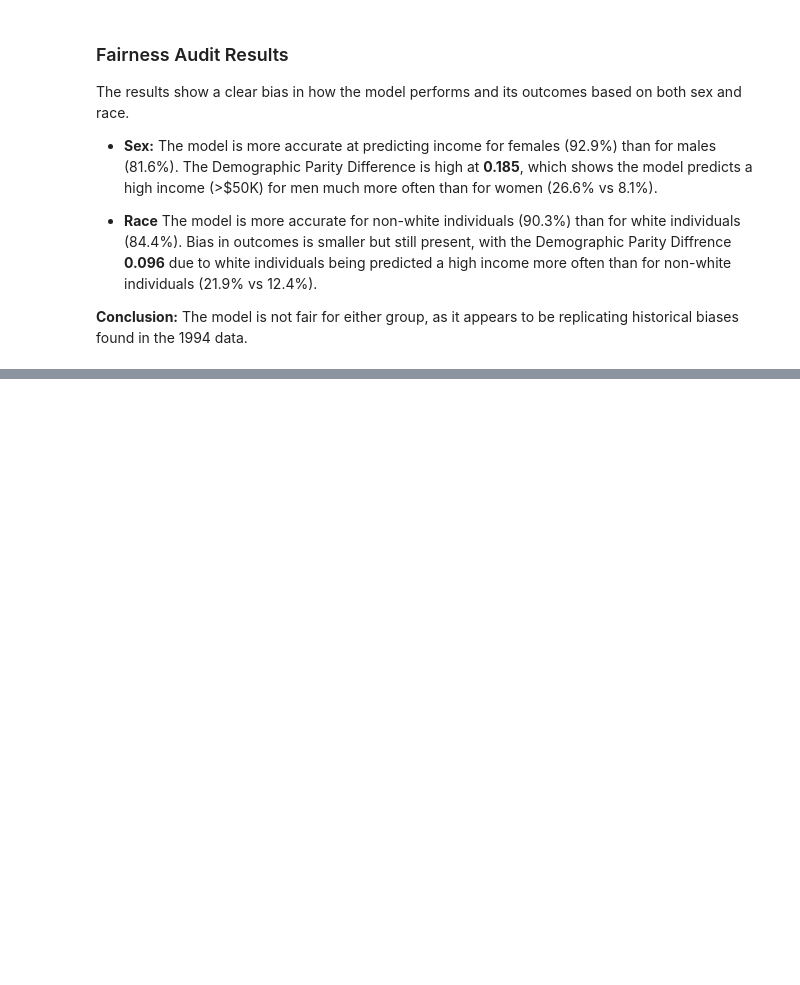
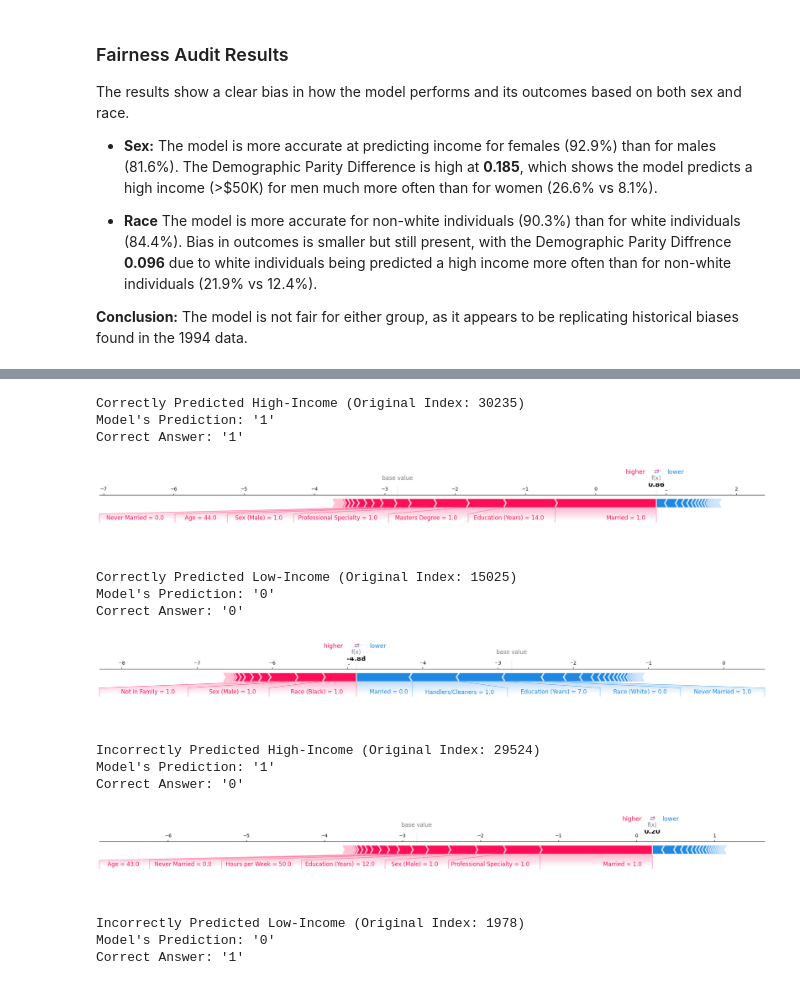
Before and after one commit to jen2626/ethical-ai-audit-tool, a Jupyter notebook: analysis_notebook.ipynb, the cells around one changed output, grey strips where cells are left out. Drawn from its saved outputs; the diff is of its cells as text; code cells hidden in the pictures; blank space fills up the shorter version.

```diff
--- a/analysis_notebook.ipynb
+++ b/analysis_notebook.ipynb
@@ -231,6 +231,8 @@ feature_names = {
     'occupation_Machine-op-inspct': 'Machine Operator',
     'race_Black': 'Race (Black)',
     'occupation_Handlers-cleaners': 'Handlers/Cleaners',
+    'education_Masters': 'Masters Degree',
+    'occupation_Farming-fishing': 'Farming/Fishing'
 }
 
 # Rename columns in X_test for SHAP plots
@@ -240,22 +242,18 @@ X_test_renamed = X_test.rename(columns=feature_names)
 rng = np.random.default_rng(seed=42) # For reproducibility
 num_test_samples = X_test_scaled.shape[0]
 random_indices = rng.choice(num_test_samples, 500, replace=False)
-X_test_sample = X_test_scaled[random_indices]
+X_test_sample_scaled = X_test_scaled[random_indices]
 X_test_sample_renamed = X_test_renamed.iloc[random_indices]
 
 # Create SHAP explainer and compute SHAP values
 explainer = shap.LinearExplainer(model, X_train_scaled)
-shap_values = explainer.shap_values(X_test_sample)
+shap_values = explainer.shap_values(X_test_sample_scaled)
 
 print("SHAP bar chart: Shows the most important features for the model overall.")
 shap.summary_plot(shap_values, X_test_sample_renamed, plot_type="bar")
 
 print("SHAP beeswarm plot: Shows impact and direction of each feature on predictions.")
 shap.summary_plot(shap_values, X_test_sample_renamed)
-
-print("SHAP force plot: Explains a single prediction.")
-shap.initjs()
-shap.force_plot(explainer.expected_value, shap_values[0,:], X_test_sample_renamed.iloc[0,:], matplotlib=True)
 # %% [output]
 SHAP bar chart: Shows the most important features for the model overall.
 [figure]
@@ -266,0 +274,70 @@ SHAP force plot: Explains a single prediction.
+# %%
+# Function to find and plot a SHAP force plot for a specific case
+def plot_shap(title, mask, shap_values, data_sample):
+    """Finds the first example matching the mask, and plots its SHAP force plot.
+
+    Args:
+        title (str): Title for the case study.
+        mask (np.ndarray): Boolean array saying which samples match the case.
+        shap_values (np.ndarray): SHAP values for samples.
+        data_sample (pd.DataFrame): The sample of data corresponding to the SHAP values.
+    """
+    positions = np.where(mask)[0]
+
+    if positions.size > 0:
+        sample_pos = positions[0]
+        original_index = data_sample.index[sample_pos]
+
+        # Print title and summary
+        print(f"\n{title} (Original Index: {original_index})")
+        print(f"Model's Prediction: '{y_pred_sample_values[sample_pos]}'\nCorrect Answer: '{y_test_sample_values[sample_pos]}'")
+
+        # Make and display plot
+        shap.force_plot(
+            explainer.expected_value,
+            shap_values[sample_pos, :],
+            data_sample.iloc[sample_pos, :],
+            matplotlib=True,
+            show=False
+        )
+        plt.tight_layout() # Corrects layout to stop labels being cut off
+        plt.show()
+    else:
+        print(f"No examples found for: {title}")
+
+
+# Get the real labels and predictions for the sample
+y_test_sample_values = y_test.iloc[random_indices].values
+y_pred_sample_values = model.predict(X_test_sample_scaled)
+
+# Define all cases to analyse
+cases = {
+    "Correctly Predicted High-Income":
+        (y_test_sample_values == 1) & (y_pred_sample_values == 1),
+    "Correctly Predicted Low-Income":
+        (y_test_sample_values == 0) & (y_pred_sample_values == 0),
+    "Incorrectly Predicted High-Income":
+        (y_test_sample_values == 0) & (y_pred_sample_values == 1),
+        "Incorrectly Predicted Low-Income":
+        (y_test_sample_values == 1) & (y_pred_sample_values == 0)
+}
+
+# Loop through cases to plot
+for title, mask in cases.items():
+    plot_shap(title, mask, shap_values, X_test_sample_renamed)
+# %% [output]
+Correctly Predicted High-Income (Original Index: 30235)
+Model's Prediction: '1'
+Correct Answer: '1'
+[figure, added]
+Correctly Predicted Low-Income (Original Index: 15025)
+Model's Prediction: '0'
+Correct Answer: '0'
+[figure, added]
+Incorrectly Predicted High-Income (Original Index: 29524)
+Model's Prediction: '1'
+Correct Answer: '0'
+[figure, added]
+Incorrectly Predicted Low-Income (Original Index: 1978)
+Model's Prediction: '0'
+Correct Answer: '1'
```
Also changed, not shown: parts of 6 cells of this notebook.
